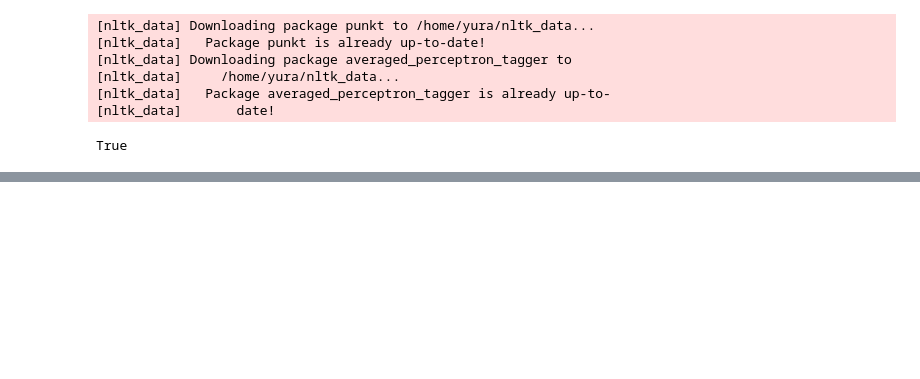
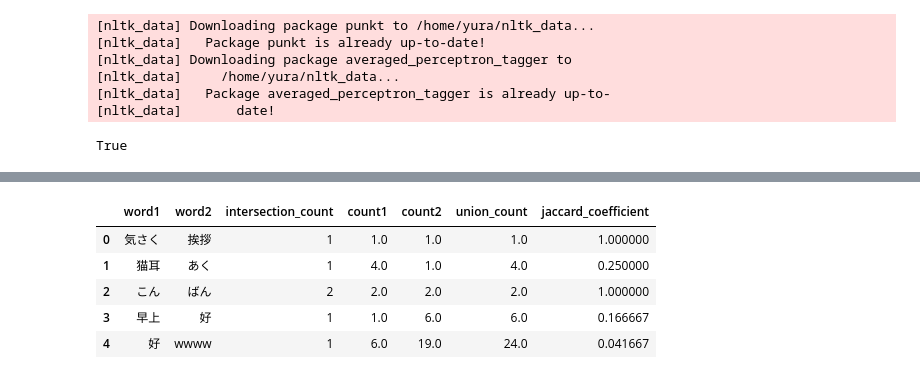
Before and after one commit to baibai25/NLP-YouTube-Live, a Jupyter notebook: nlp_multilingual.ipynb, the cells around one changed output, grey strips where cells are left out. Saved outputs shown, nothing was run; the diff lists cells and outputs as text; code cells hidden in the pictures; blank space fills up the shorter version.

```diff
--- a/nlp_multilingual.ipynb
+++ b/nlp_multilingual.ipynb
@@ -161,0 +181,13 @@ fig.savefig('./freq_ch.png')
+# %%
+tokens = tokens_jp + tokens_en + tokens_ch
+sentence = sentence_jp + sentence_en + sentence_ch
+ja = Jaccard(sentence, tokens)
+df = ja.jaccard_index()
+df.head()
+# %% [output]
+|  | word1 | word2 | intersection_count | count1 | count2 | union_count | jaccard_coefficient |
+| 0 | 気さく | 挨拶 | 1 | 1.0 | 1.0 | 1.0 | 1.000000 |
+| 1 | 猫耳 | あく | 1 | 4.0 | 1.0 | 4.0 | 0.250000 |
+| 2 | こん | ばん | 2 | 2.0 | 2.0 | 2.0 | 1.000000 |
+| 3 | 早上 | 好 | 1 | 1.0 | 6.0 | 6.0 | 0.166667 |
+| 4 | 好 | wwww | 1 | 6.0 | 19.0 | 24.0 | 0.041667 |
```
Also changed, not shown: parts of 11 cells of this notebook.
